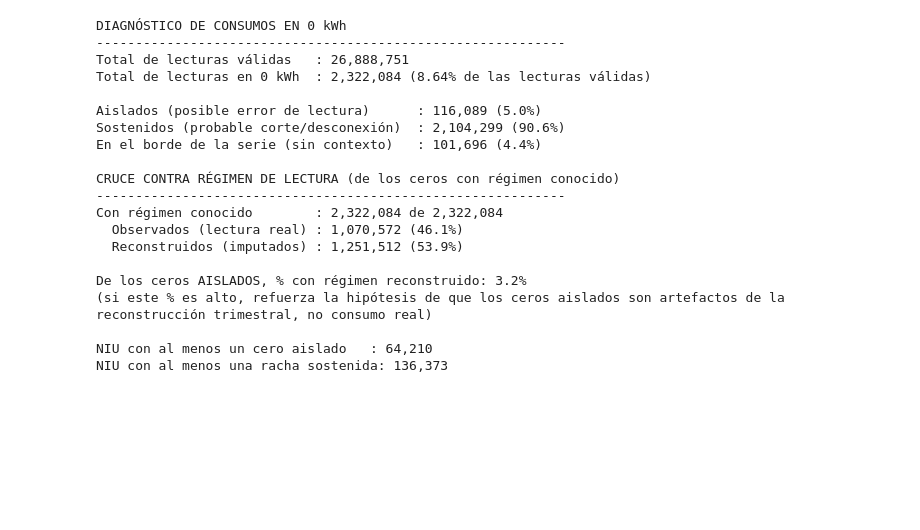
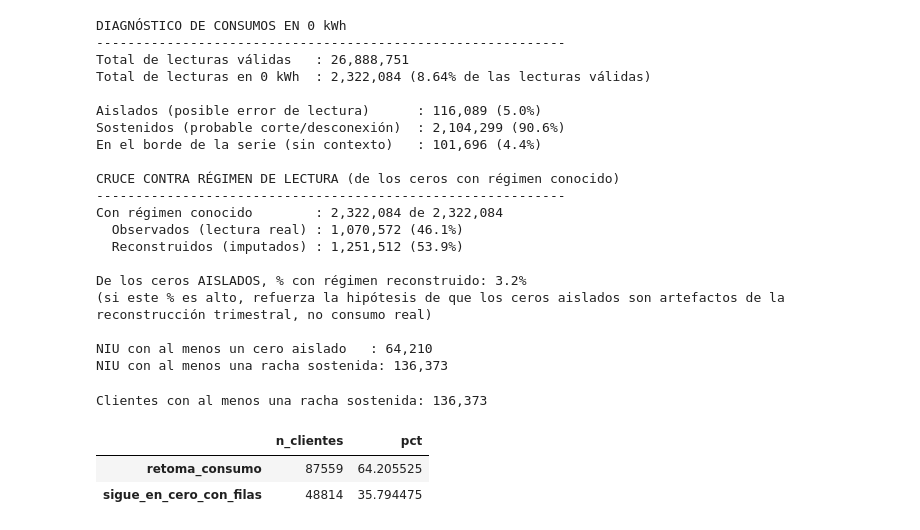
Before and after one commit to JeimmyValderrama/ProyectoEBSA, a Jupyter notebook: Modelado_segmentado_comparacion_modelos_3_6_meses.ipynb, the cells around one changed output. Saved outputs shown, nothing was run; the diff lists cells and outputs as text; code cells hidden in the pictures; blank space fills up the shorter version.

```diff
--- a/Modelado_segmentado_comparacion_modelos_3_6_meses.ipynb
+++ b/Modelado_segmentado_comparacion_modelos_3_6_meses.ipynb
@@ -6614,3 +6614,50 @@ De los ceros AISLADOS, % con régimen reconstruido: 3.2%
 
 NIU con al menos un cero aislado   : 64,210
 NIU con al menos una racha sostenida: 136,373
+# %%
+# ============================================================
+# DIAGNOSTICO: ¿LOS CLIENTES CON RACHA SOSTENIDA DE 0 VUELVEN A
+# CONSUMIR, O DEJAN DE APARECER (POSIBLE BAJA DEL SERVICIO)?
+# ============================================================
+
+n_clientes, n_meses = es_cero.shape
+indices_con_sostenida = np.flatnonzero(sostenidos.any(axis=1))
+
+categoria = np.full(len(indices_con_sostenida), "", dtype=object)
+
+for pos, i in enumerate(indices_con_sostenida):
+    ultimo_idx_sost = int(np.max(np.flatnonzero(sostenidos[i])))
+
+    if ultimo_idx_sost == n_meses - 1:
+        categoria[pos] = "en_borde_ultimo_mes"
+        continue
+
+    resto_valido = es_valido[i, ultimo_idx_sost + 1:]
+    resto_positivo = es_positivo[i, ultimo_idx_sost + 1:]
+
+    if not resto_valido.any():
+        categoria[pos] = "deja_de_aparecer_posible_baja"
+    elif resto_positivo.any():
+        categoria[pos] = "retoma_consumo"
+    else:
+        categoria[pos] = "sigue_en_cero_con_filas"
+
+resumen_seguimiento = (
+    pd.Series(categoria)
+    .value_counts()
+    .rename("n_clientes")
+    .to_frame()
+)
+resumen_seguimiento["pct"] = (
+    resumen_seguimiento["n_clientes"]
+    / resumen_seguimiento["n_clientes"].sum()
+    * 100
+)
+
+print(f"Clientes con al menos una racha sostenida: {len(indices_con_sostenida):,}")
+display(resumen_seguimiento)
+# %% [output]
+Clientes con al menos una racha sostenida: 136,373
+|  | n_clientes | pct |
+| retoma_consumo | 87559 | 64.205525 |
+| sigue_en_cero_con_filas | 48814 | 35.794475 |
```
Also changed, not shown: parts of 3 cells of this notebook, 2 other files.
